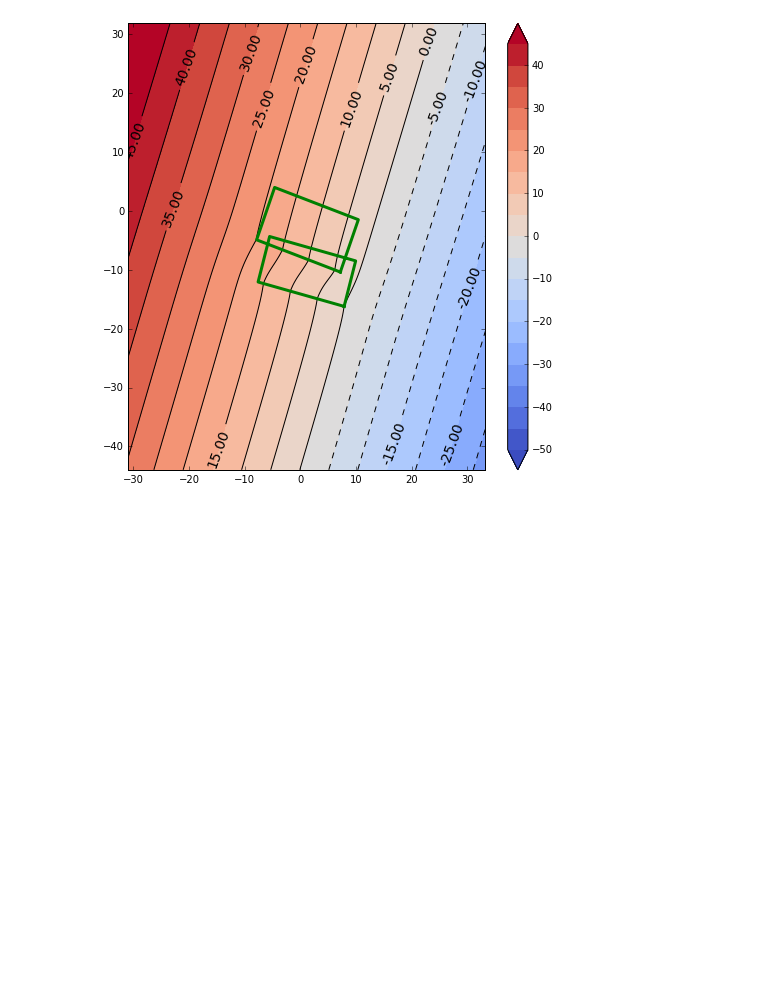
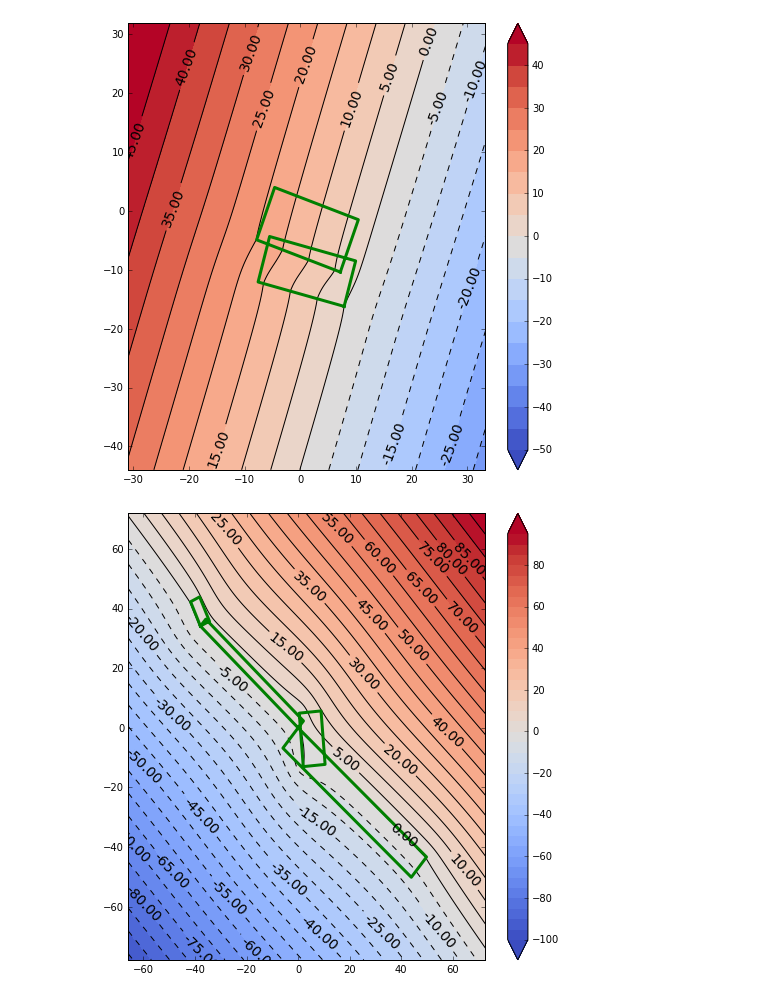
Before and after one commit to usgs/shakemap, a Jupyter notebook: notebooks/Check GC2 coordinate calculation.ipynb, the cells around one changed output. Saved outputs shown, nothing was run; the diff lists cells and outputs as text; code cells hidden in the pictures; blank space fills up the shorter version.

Commit message:
Fixed discordant fault case for GC2 distances; thanks to Graeme Weatherill for pointing out the problem and explaining how to fix it.

```diff
--- a/notebooks/Check GC2 coordinate calculation.ipynb
+++ b/notebooks/Check GC2 coordinate calculation.ipynb
@@ -179,0 +221,28 @@ cbar = plt.colorbar(CS)
+# %%
+# Grid of sites
+buf = 0.25
+lat = np.linspace(np.nanmin(flt._lat)-buf, np.nanmax(flt._lat)+buf, 350)
+lon = np.linspace(np.nanmin(flt._lon)-buf, np.nanmax(flt._lon)+buf, 350)
+lons, lats = np.meshgrid(lon, lat)
+dep = np.zeros_like(lons)
+x,y = proj(lon, lat)
+fltx,flty = proj(flt._lon, flt._lat)
+# %%
+# Calculate U and T
+dtypes = ['U', 'T']
+dists = get_distance(dtypes, lats, lons, dep, source)
+# %%
+# Figure 8A
+fig = plt.figure(figsize=(8,8))
+CS = plt.contourf(x, y, dists['T'],
+                  cmap = plt.cm.coolwarm,
+                  levels = np.arange(-100, 100, 5),
+                  extend = "both")
+CS2 = plt.contour(CS, hold = 'on', colors = 'k')
+plt.clabel(CS2, fmt='%2.2f', colors='k', fontsize=14)
+plt.plot(fltx, flty, color = 'g', linewidth = 3)
+plt.xlim([np.min(x), np.max(x)])
+plt.ylim([np.min(y), np.max(y)])
+cbar = plt.colorbar(CS)
+# %% [output]
+[figure, added]
```
Also changed, not shown: parts of 9 cells of this notebook, 3 other files.
